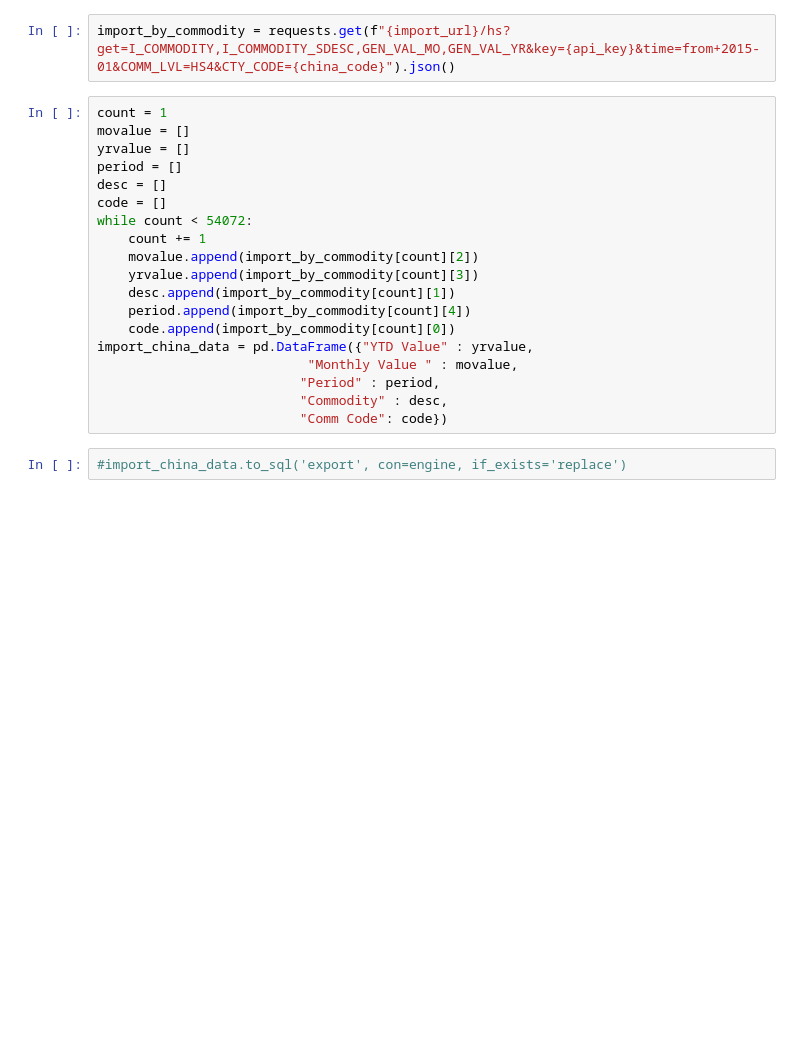
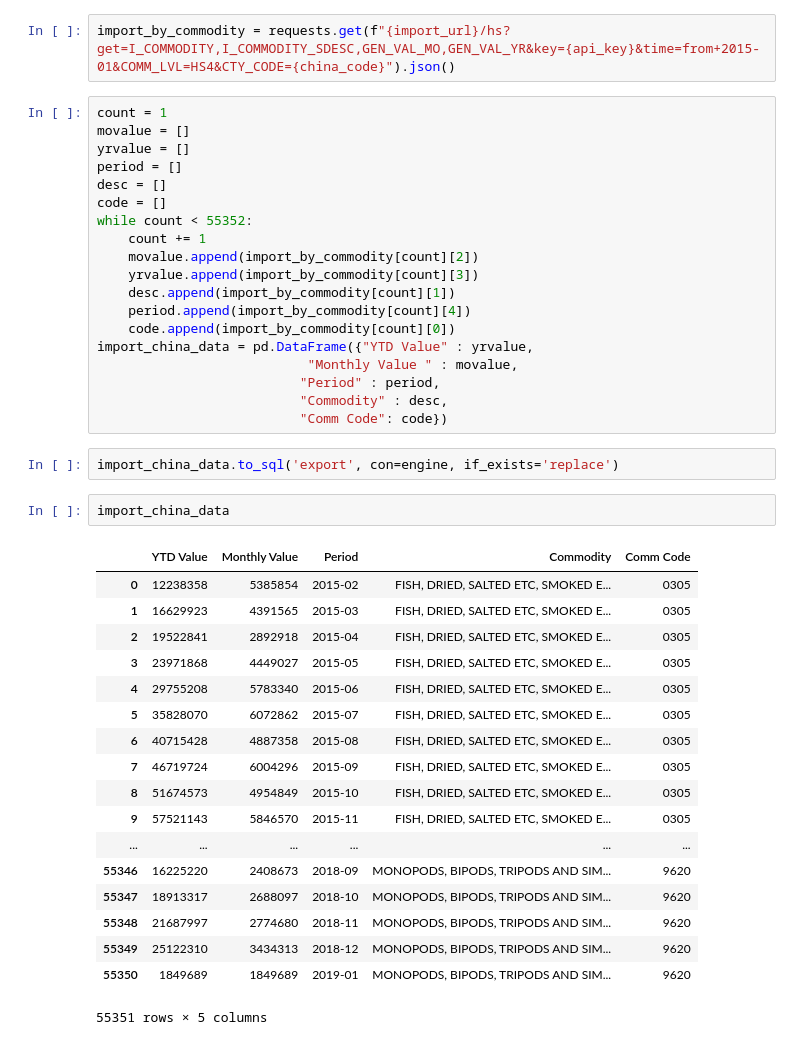
Before and after one commit to Sailendra-Mahapatra/Project2, a Jupyter notebook: Alex's Workbook/workbook.ipynb, the cells around one changed output. Drawn from its saved outputs; the diff is of its cells as text; blank space fills up the shorter version.

```diff
--- a/Alex's Workbook/workbook.ipynb
+++ b/Alex's Workbook/workbook.ipynb
@@ -90,7 +112,7 @@ yrvalue = []
 period = []
 desc = []
 code = []
-while count < 54072:
+while count < 55352:
     count += 1
     movalue.append(import_by_commodity[count][2])
     yrvalue.append(import_by_commodity[count][3])
@@ -103,4 +125,25 @@ import_china_data = pd.DataFrame({"YTD Value" : yrvalue,
                           "Commodity" : desc,
                           "Comm Code": code})
 # %%
-#import_china_data.to_sql('export', con=engine, if_exists='replace')
+import_china_data.to_sql('export', con=engine, if_exists='replace')
+# %%
+import_china_data
+# %% [output]
+|  | YTD Value | Monthly Value | Period | Commodity | Comm Code |
+| 0 | 12238358 | 5385854 | 2015-02 | FISH, DRIED, SALTED ETC, SMOKED E... | 0305 |
+| 1 | 16629923 | 4391565 | 2015-03 | FISH, DRIED, SALTED ETC, SMOKED E... | 0305 |
+| 2 | 19522841 | 2892918 | 2015-04 | FISH, DRIED, SALTED ETC, SMOKED E... | 0305 |
+| 3 | 23971868 | 4449027 | 2015-05 | FISH, DRIED, SALTED ETC, SMOKED E... | 0305 |
+| 4 | 29755208 | 5783340 | 2015-06 | FISH, DRIED, SALTED ETC, SMOKED E... | 0305 |
+| 5 | 35828070 | 6072862 | 2015-07 | FISH, DRIED, SALTED ETC, SMOKED E... | 0305 |
+| 6 | 40715428 | 4887358 | 2015-08 | FISH, DRIED, SALTED ETC, SMOKED E... | 0305 |
+| 7 | 46719724 | 6004296 | 2015-09 | FISH, DRIED, SALTED ETC, SMOKED E... | 0305 |
+| 8 | 51674573 | 4954849 | 2015-10 | FISH, DRIED, SALTED ETC, SMOKED E... | 0305 |
+| 9 | 57521143 | 5846570 | 2015-11 | FISH, DRIED, SALTED ETC, SMOKED E... | 0305 |
+| ... | ... | ... | ... | ... | ... |
+| 55346 | 16225220 | 2408673 | 2018-09 | MONOPODS, BIPODS, TRIPODS AND SIM... | 9620 |
+| 55347 | 18913317 | 2688097 | 2018-10 | MONOPODS, BIPODS, TRIPODS AND SIM... | 9620 |
+| 55348 | 21687997 | 2774680 | 2018-11 | MONOPODS, BIPODS, TRIPODS AND SIM... | 9620 |
+| 55349 | 25122310 | 3434313 | 2018-12 | MONOPODS, BIPODS, TRIPODS AND SIM... | 9620 |
+| 55350 | 1849689 | 1849689 | 2019-01 | MONOPODS, BIPODS, TRIPODS AND SIM... | 9620 |
+55351 rows × 5 columns
```
Also changed, not shown: parts of 7 cells of this notebook, 4 other files.
